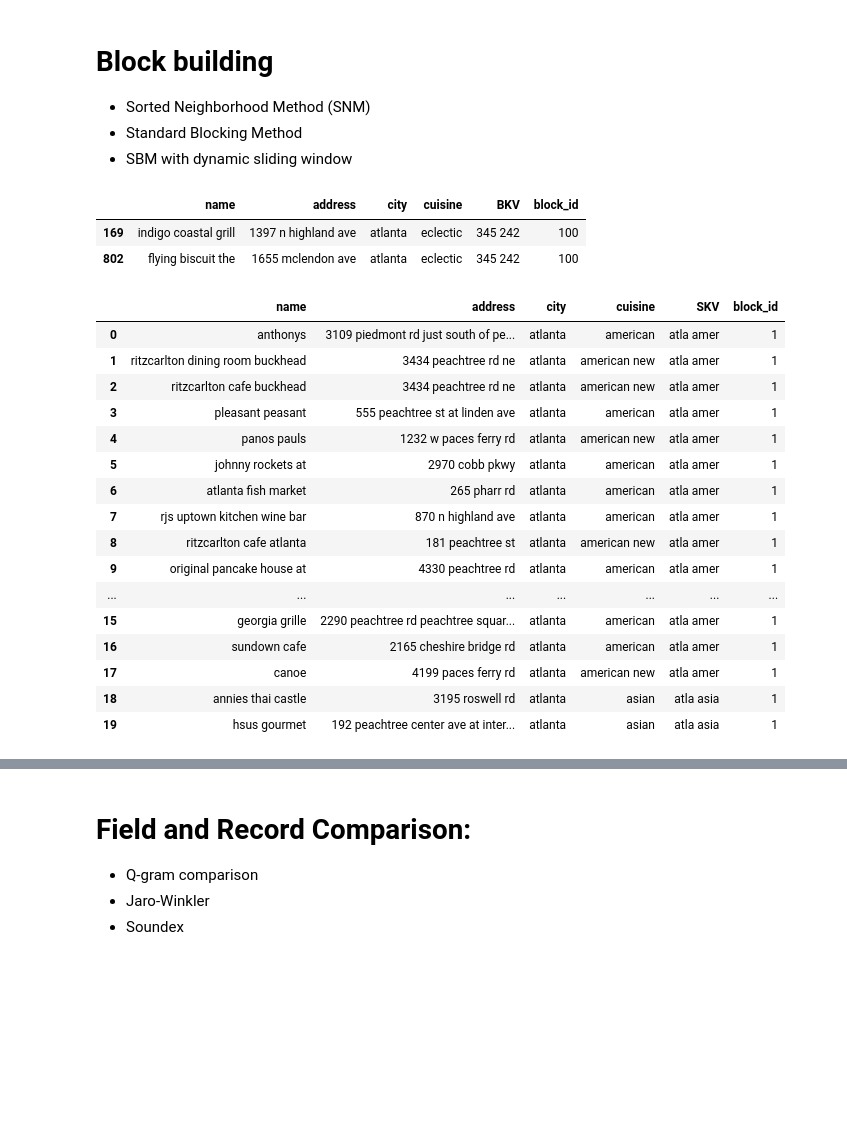
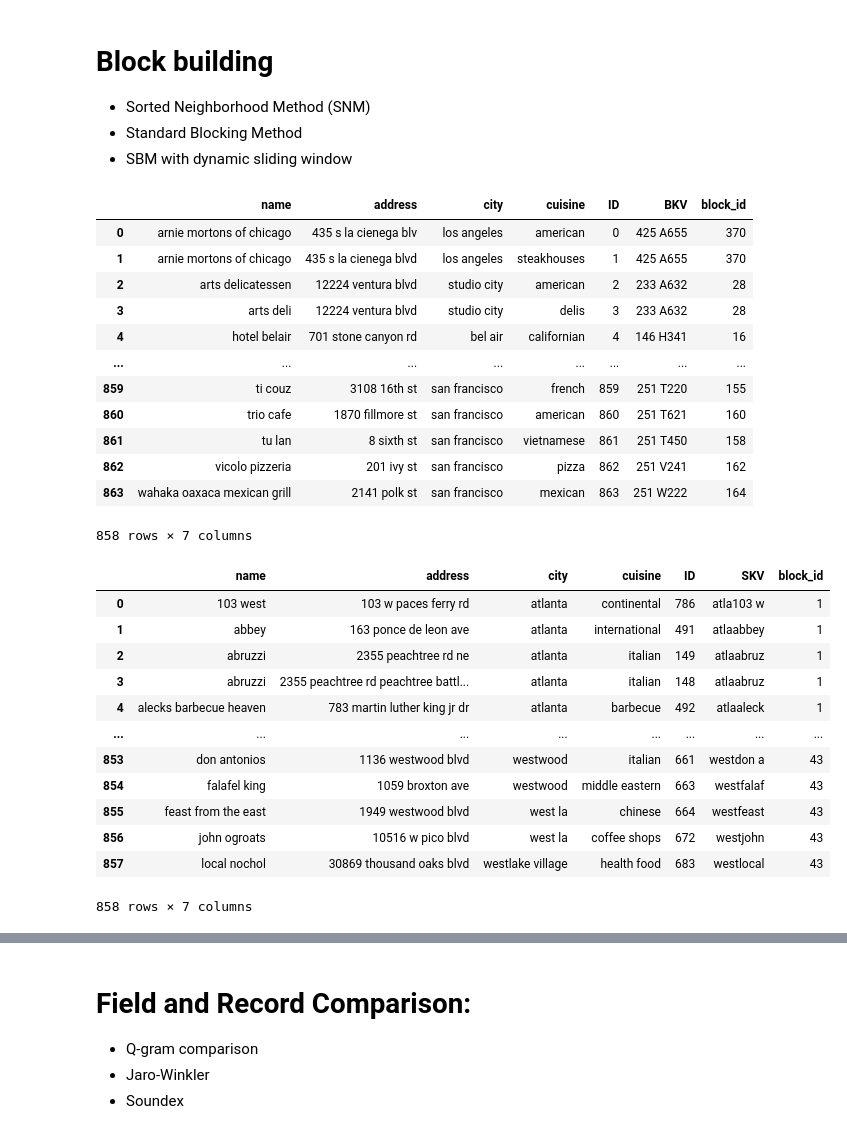
Before and after one commit to miszcz44/inzynierka_deduplikacja, a Jupyter notebook: data_pipeline/data_pipeline.ipynb, the cells around one changed output, grey strips where cells are left out. Cells and saved outputs as stored; diff of their text form; code cells hidden in the pictures; blank space fills up the shorter version.

Commit message:
Added basic evaluation, to improve. Added new classifying method and fixed previous. Added everything to seperate scripts under /pipeline directory.

```diff
--- a/data_pipeline/data_pipeline.ipynb
+++ b/data_pipeline/data_pipeline.ipynb
@@ -36,7 +30,9 @@ class ReadData:
     def read_data(self):
         """
         Read data from the CSV file using pandas.
+        Adds an 'ID' column for tracking original indexes.
         Returns a pandas DataFrame.
         """
         self.data = pd.read_csv(self.path)
+        self.data['ID'] = self.data.index  # Add an ID column with the original row index
         return self.data
@@ -187,8 +79,8 @@ class DataPreprocessing:
         :param columns: List of columns to be normalized, or 'all' to select all columns.
         """
         if columns[0] == 'all':
-            # Select all columns in the DataFrame
-            self.columns = self.data.columns
+            # Select all columns except the 'ID' column
+            self.columns = [col for col in self.data.columns if col != 'ID']
         else:
             # Otherwise, use the provided list of columns
             self.columns = columns
@@ -258,10 +150,11 @@ class DataPreprocessing:
 
     def drop_duplicates(self):
         """
-        Drop exact duplicates across all columns in the DataFrame. This is a mandatory step.
+        Drop exact duplicates across all columns in the DataFrame, except 'ID'.
         """
         try:
-            self.processed_data = self.processed_data.drop_duplicates()
+            # Drop duplicates while preserving the 'ID' column
+            self.processed_data = self.processed_data.drop_duplicates(subset=self.columns)
         except Exception as e:
             print(f"Error dropping duplicates: {e}")
 
@@ -495,47 +413,45 @@ class BlockBuilding:
 
         return self.blocks
 # %%
-prev_id, _, preprocessed_data = logger.fetch_latest_step("preprocessing")
 method='standard_blocking'
-columns=['city', 'cuisine']
+columns=['city', 'name']
 block_builder = BlockBuilding(preprocessed_data, method=method)
 block_builder.build_blocks(columns=columns)
 all_blocks = block_builder.get_blocks()
-# Log blocking step
-blocking_id = logger.log_step(
-    step_name="Blocking",
-    step_type="blocking",
-    parameters={"method": method, "columns": columns},
-    data=all_blocks,
-    previous_id=prev_id
-)
-block_builder.display_block(100)
+# block_builder.display_block(100)
+all_blocks
 # %% [output]
-|  | name | address | city | cuisine | BKV | block_id |
-| 169 | indigo coastal grill | 1397 n highland ave | atlanta | eclectic | 345 242 | 100 |
-| 802 | flying biscuit the | 1655 mclendon ave | atlanta | eclectic | 345 242 | 100 |
+|  | name | address | city | cuisine | ID | BKV | block_id |
+| 0 | arnie mortons of chicago | 435 s la cienega blv | los angeles | american | 0 | 425 A655 | 370 |
+| 1 | arnie mortons of chicago | 435 s la cienega blvd | los angeles | steakhouses | 1 | 425 A655 | 370 |
+| 2 | arts delicatessen | 12224 ventura blvd | studio city | american | 2 | 233 A632 | 28 |
+| 3 | arts deli | 12224 ventura blvd | studio city | delis | 3 | 233 A632 | 28 |
+| 4 | hotel belair | 701 stone canyon rd | bel air | californian | 4 | 146 H341 | 16 |
+| ... | ... | ... | ... | ... | ... | ... | ... |
+| 859 | ti couz | 3108 16th st | san francisco | french | 859 | 251 T220 | 155 |
+| 860 | trio cafe | 1870 fillmore st | san francisco | american | 860 | 251 T621 | 160 |
+| 861 | tu lan | 8 sixth st | san francisco | vietnamese | 861 | 251 T450 | 158 |
+| 862 | vicolo pizzeria | 201 ivy st | san francisco | pizza | 862 | 251 V241 | 162 |
+| 863 | wahaka oaxaca mexican grill | 2141 polk st | san francisco | mexican | 863 | 251 W222 | 164 |
+858 rows × 7 columns
 # %%
 block_builder = BlockBuilding(preprocessed_data, method='sorted_neighborhood')
-block_builder.build_blocks(window_size=20, columns=['city', 'cuisine'], n_letters=4)
+block_builder.build_blocks(window_size=20, columns=columns, n_letters=4)
 block_builder.get_blocks()
-block_builder.display_block(1)
+# block_builder.display_block(1)
 # %% [output]
-|  | name | address | city | cuisine | SKV | block_id |
-| 0 | anthonys | 3109 piedmont rd just south of pe... | atlanta | american | atla amer | 1 |
-| 1 | ritzcarlton dining room buckhead | 3434 peachtree rd ne | atlanta | american new | atla amer | 1 |
-| 2 | ritzcarlton cafe buckhead | 3434 peachtree rd ne | atlanta | american new | atla amer | 1 |
-| 3 | pleasant peasant | 555 peachtree st at linden ave | atlanta | american | atla amer | 1 |
-| 4 | panos pauls | 1232 w paces ferry rd | atlanta | american new | atla amer | 1 |
-| 5 | johnny rockets at | 2970 cobb pkwy | atlanta | american | atla amer | 1 |
-| 6 | atlanta fish market | 265 pharr rd | atlanta | american | atla amer | 1 |
-| 7 | rjs uptown kitchen wine bar | 870 n highland ave | atlanta | american | atla amer | 1 |
-| 8 | ritzcarlton cafe atlanta | 181 peachtree st | atlanta | american new | atla amer | 1 |
-| 9 | original pancake house at | 4330 peachtree rd | atlanta | american | atla amer | 1 |
-| ... | ... | ... | ... | ... | ... | ... |
-| 15 | georgia grille | 2290 peachtree rd peachtree squar... | atlanta | american | atla amer | 1 |
-| 16 | sundown cafe | 2165 cheshire bridge rd | atlanta | american | atla amer | 1 |
-| 17 | canoe | 4199 paces ferry rd | atlanta | american new | atla amer | 1 |
-| 18 | annies thai castle | 3195 roswell rd | atlanta | asian | atla asia | 1 |
-| 19 | hsus gourmet | 192 peachtree center ave at inter... | atlanta | asian | atla asia | 1 |
+|  | name | address | city | cuisine | ID | SKV | block_id |
+| 0 | 103 west | 103 w paces ferry rd | atlanta | continental | 786 | atla103 w | 1 |
+| 1 | abbey | 163 ponce de leon ave | atlanta | international | 491 | atlaabbey | 1 |
+| 2 | abruzzi | 2355 peachtree rd ne | atlanta | italian | 149 | atlaabruz | 1 |
+| 3 | abruzzi | 2355 peachtree rd peachtree battl... | atlanta | italian | 148 | atlaabruz | 1 |
+| 4 | alecks barbecue heaven | 783 martin luther king jr dr | atlanta | barbecue | 492 | atlaaleck | 1 |
+| ... | ... | ... | ... | ... | ... | ... | ... |
+| 853 | don antonios | 1136 westwood blvd | westwood | italian | 661 | westdon a | 43 |
+| 854 | falafel king | 1059 broxton ave | westwood | middle eastern | 663 | westfalaf | 43 |
+| 855 | feast from the east | 1949 westwood blvd | west la | chinese | 664 | westfeast | 43 |
+| 856 | john ogroats | 10516 w pico blvd | west la | coffee shops | 672 | westjohn | 43 |
+| 857 | local nochol | 30869 thousand oaks blvd | westlake village | health food | 683 | westlocal | 43 |
+858 rows × 7 columns
 # %%
 block_builder = BlockBuilding(preprocessed_data, method='dynamic_sorted_neighborhood')
```
Also changed, not shown: parts of 16 cells of this notebook, 7 other files.
